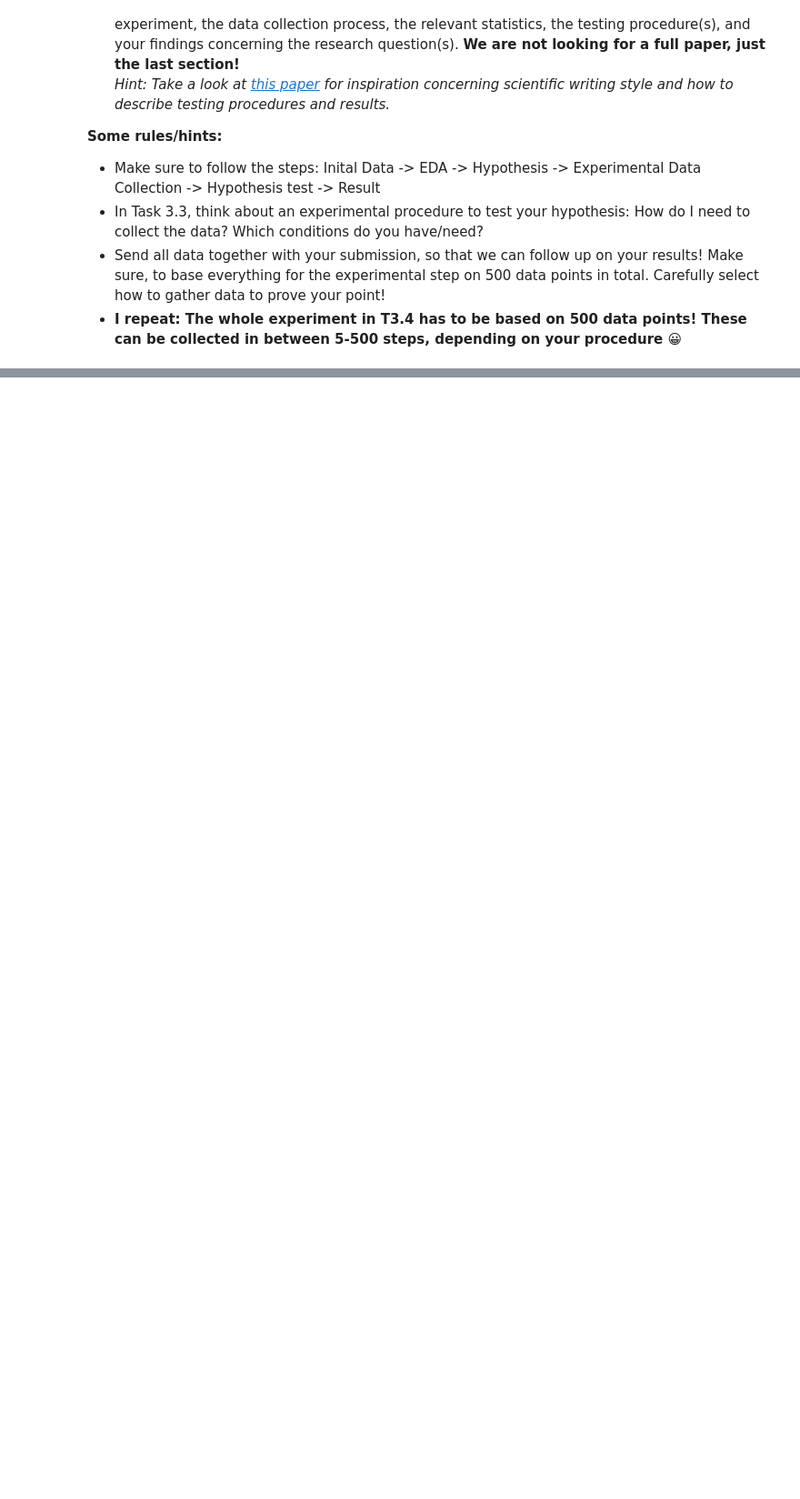
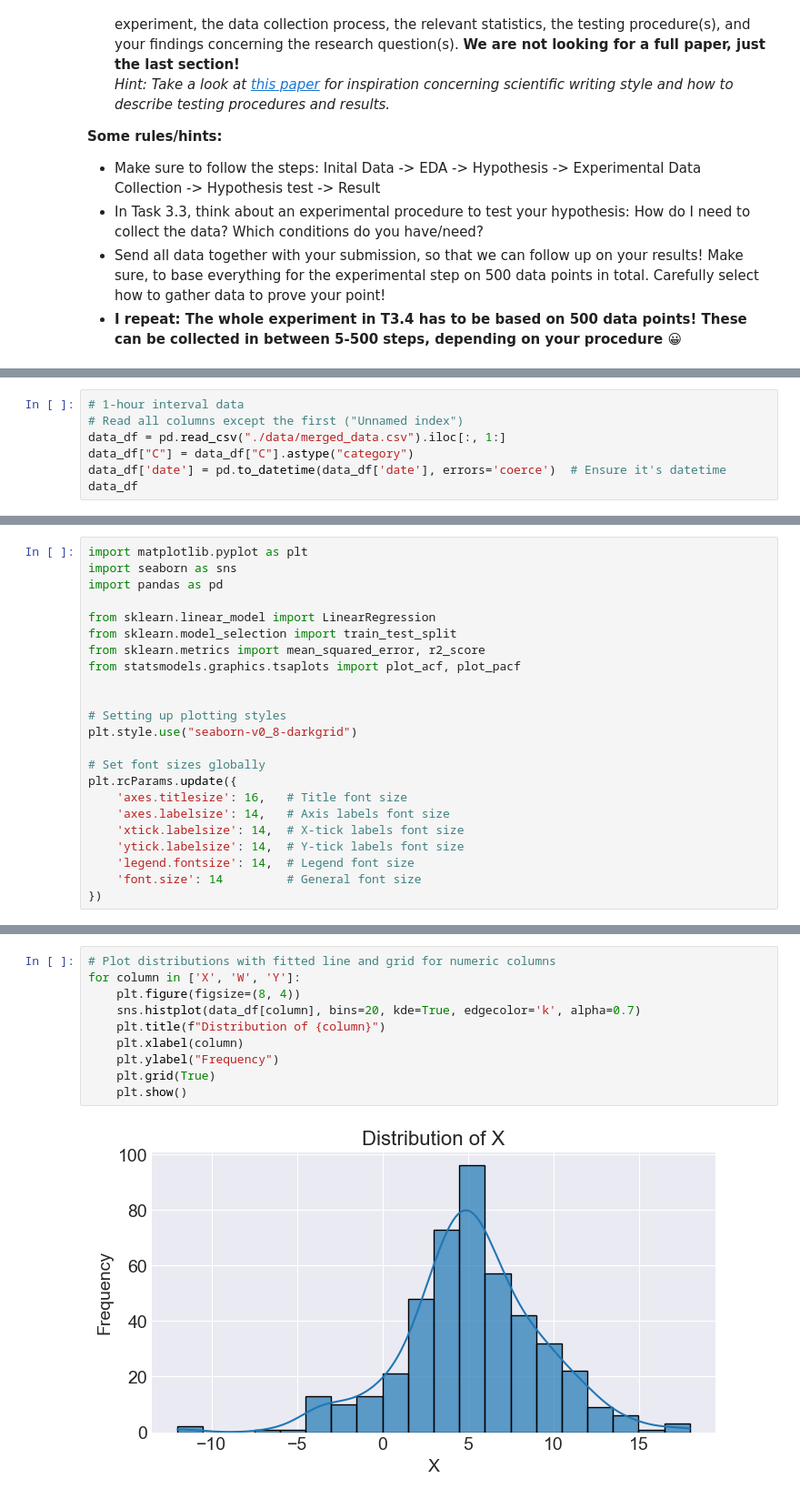
Before and after one commit to mpn1008/RM_assignments, a Jupyter notebook: RM_A04_Group_B/RM_A04_Group.ipynb, the cells around one changed output, grey strips where cells are left out. Shown at 91% size. Saved outputs shown, nothing was run; the diff lists cells and outputs as text; blank space fills up the shorter version.

```diff
--- a/RM_A04_Group_B/RM_A04_Group.ipynb
+++ b/RM_A04_Group_B/RM_A04_Group.ipynb
@@ -386,0 +459,7 @@ df_loaded
+# %%
+# 1-hour interval data
+# Read all columns except the first ("Unnamed index")
+data_df = pd.read_csv("./data/merged_data.csv").iloc[:, 1:]
+data_df["C"] = data_df["C"].astype("category")
+data_df['date'] = pd.to_datetime(data_df['date'], errors='coerce')  # Ensure it's datetime
+data_df
@@ -386,0 +513,23 @@ df_loaded
+# %%
+import matplotlib.pyplot as plt
+import seaborn as sns
+import pandas as pd
+
+from sklearn.linear_model import LinearRegression
+from sklearn.model_selection import train_test_split
+from sklearn.metrics import mean_squared_error, r2_score
+from statsmodels.graphics.tsaplots import plot_acf, plot_pacf
+
+
+# Setting up plotting styles
+plt.style.use("seaborn-v0_8-darkgrid")
+
+# Set font sizes globally
+plt.rcParams.update({
+    'axes.titlesize': 16,   # Title font size
+    'axes.labelsize': 14,   # Axis labels font size
+    'xtick.labelsize': 14,  # X-tick labels font size
+    'ytick.labelsize': 14,  # Y-tick labels font size
+    'legend.fontsize': 14,  # Legend font size
+    'font.size': 14         # General font size
+})
@@ -386,0 +570,12 @@ df_loaded
+# %%
+# Plot distributions with fitted line and grid for numeric columns
+for column in ['X', 'W', 'Y']:
+    plt.figure(figsize=(8, 4))
+    sns.histplot(data_df[column], bins=20, kde=True, edgecolor='k', alpha=0.7)
+    plt.title(f"Distribution of {column}")
+    plt.xlabel(column)
+    plt.ylabel("Frequency")
+    plt.grid(True)
+    plt.show()
+# %% [output]
+[figure, added]
```
Also changed, not shown: parts of 133 cells of this notebook.
